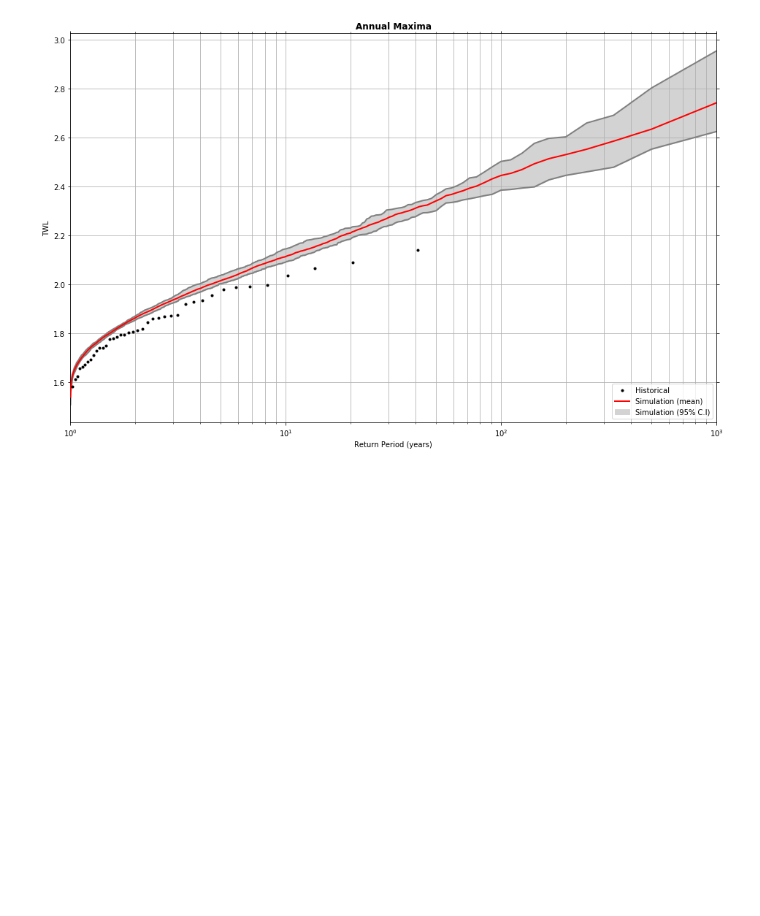
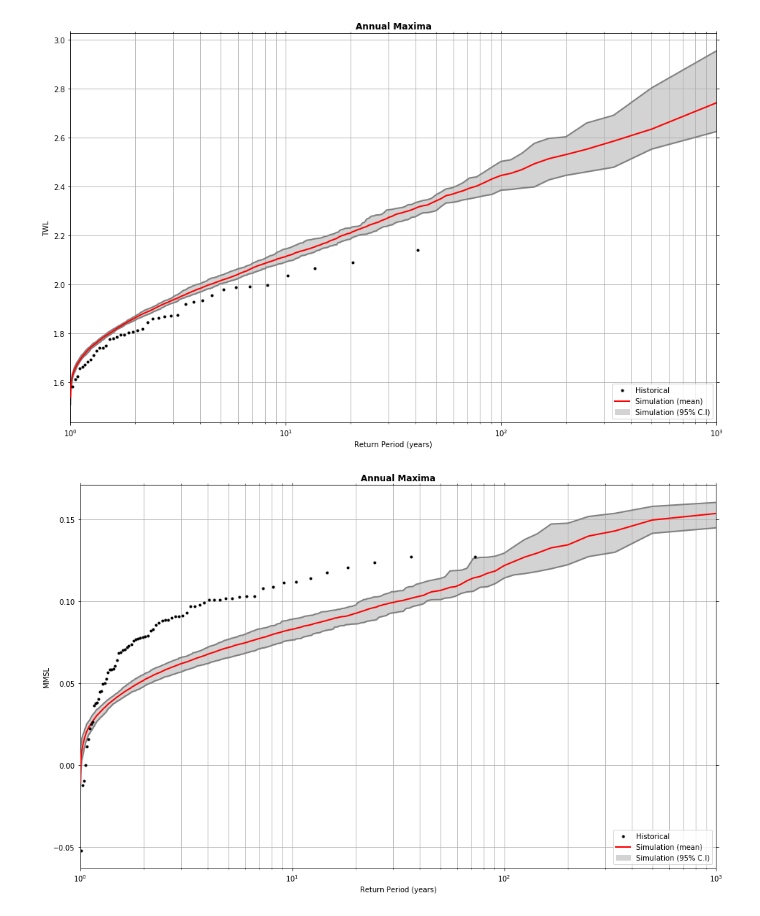
Before and after one commit to ripolln/teslakit, a Jupyter notebook: notebooks/ROI/01_Offshore/14_Validation.ipynb, the cells around one changed output. Saved outputs shown, nothing was run; the diff lists cells and outputs as text; code cells hidden in the pictures; blank space fills up the shorter version.

```diff
--- a/notebooks/ROI/01_Offshore/14_Validation.ipynb
+++ b/notebooks/ROI/01_Offshore/14_Validation.ipynb
@@ -227,3 +301,13 @@ sim_A = SIM_C_h['TWL'].groupby('time.year').max(dim='time')
 Plot_ReturnPeriodValidation(hist_A, sim_A.transpose());
 # %% [output]
 [figure]
+# %%
+
+# calculate Annual Maxima values for historical and simulated data
+hist_A = HIST_C_h['MMSL'].groupby('time.year').max(dim='time')
+sim_A = SIM_C_h['MMSL'].groupby('time.year').max(dim='time')
+
+# Return Period historical vs. simulations
+Plot_ReturnPeriodValidation(hist_A, sim_A.transpose());
+# %% [output]
+[figure, added]
```
Also changed, not shown: parts of 5 cells of this notebook.
